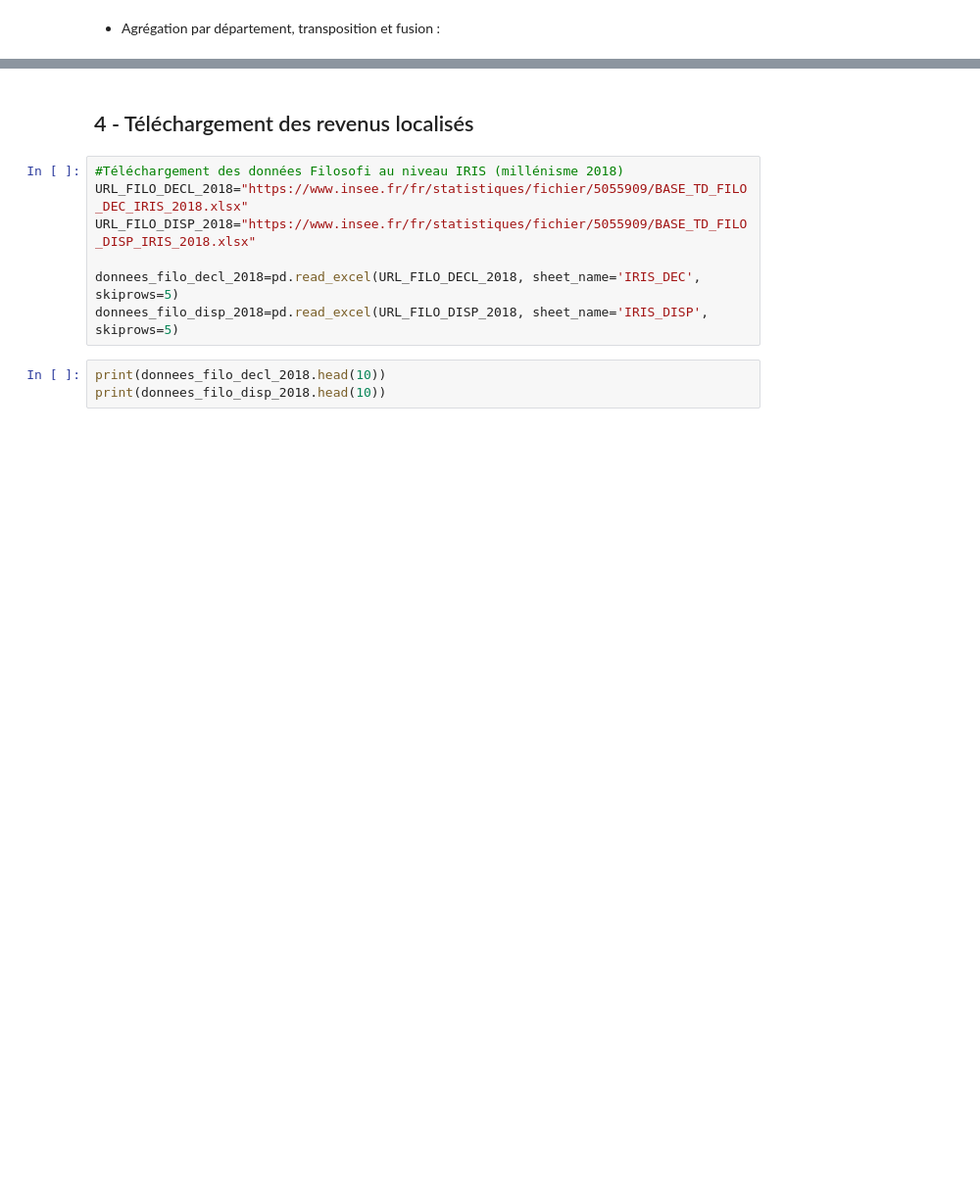
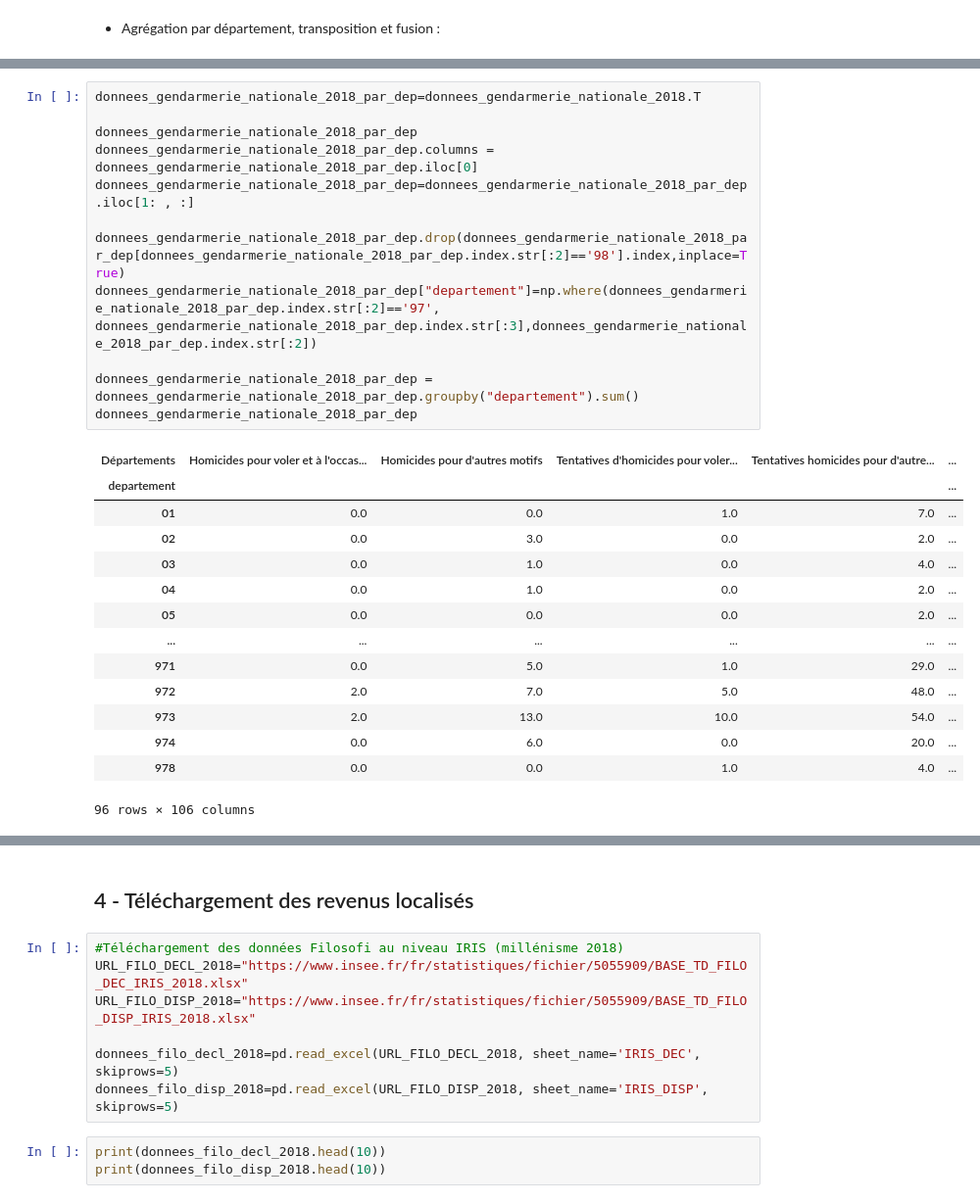
Before and after one commit to cthiounn/python-datascience-ENSAE-2A, a Jupyter notebook: Etude départementale/1_Recup_donnees.ipynb, the cells around one changed output, grey strips where cells are left out. Shown at 98% size. Saved outputs shown, nothing was run; the diff lists cells and outputs as text; blank space fills up the shorter version.

```diff
--- a/Etude départementale/1_Recup_donnees.ipynb
+++ b/Etude départementale/1_Recup_donnees.ipynb
@@ -103,0 +226,27 @@ donnees_gendarmerie_nationale_2018.head(10)
+# %%
+donnees_gendarmerie_nationale_2018_par_dep=donnees_gendarmerie_nationale_2018.T
+
+donnees_gendarmerie_nationale_2018_par_dep
+donnees_gendarmerie_nationale_2018_par_dep.columns = donnees_gendarmerie_nationale_2018_par_dep.iloc[0]
+donnees_gendarmerie_nationale_2018_par_dep=donnees_gendarmerie_nationale_2018_par_dep.iloc[1: , :]
+
+donnees_gendarmerie_nationale_2018_par_dep.drop(donnees_gendarmerie_nationale_2018_par_dep[donnees_gendarmerie_nationale_2018_par_dep.index.str[:2]=='98'].index,inplace=True)
+donnees_gendarmerie_nationale_2018_par_dep["departement"]=np.where(donnees_gendarmerie_nationale_2018_par_dep.index.str[:2]=='97', donnees_gendarmerie_nationale_2018_par_dep.index.str[:3],donnees_gendarmerie_nationale_2018_par_dep.index.str[:2])
+
+donnees_gendarmerie_nationale_2018_par_dep = donnees_gendarmerie_nationale_2018_par_dep.groupby("departement").sum()
+donnees_gendarmerie_nationale_2018_par_dep
+# %% [output]
+| Départements | Homicides pour voler et à l'occas... | Homicides pour d'autres motifs | Tentatives d'homicides pour voler... | Tentatives homicides pour d'autre... | ... |
+| departement |  |  |  |  | ... |
+| 01 | 0.0 | 0.0 | 1.0 | 7.0 | ... |
+| 02 | 0.0 | 3.0 | 0.0 | 2.0 | ... |
+| 03 | 0.0 | 1.0 | 0.0 | 4.0 | ... |
+| 04 | 0.0 | 1.0 | 0.0 | 2.0 | ... |
+| 05 | 0.0 | 0.0 | 0.0 | 2.0 | ... |
+| ... | ... | ... | ... | ... | ... |
+| 971 | 0.0 | 5.0 | 1.0 | 29.0 | ... |
+| 972 | 2.0 | 7.0 | 5.0 | 48.0 | ... |
+| 973 | 2.0 | 13.0 | 10.0 | 54.0 | ... |
+| 974 | 0.0 | 6.0 | 0.0 | 20.0 | ... |
+| 978 | 0.0 | 0.0 | 1.0 | 4.0 | ... |
+96 rows × 106 columns
```
Also changed, not shown: parts of 19 cells of this notebook.
